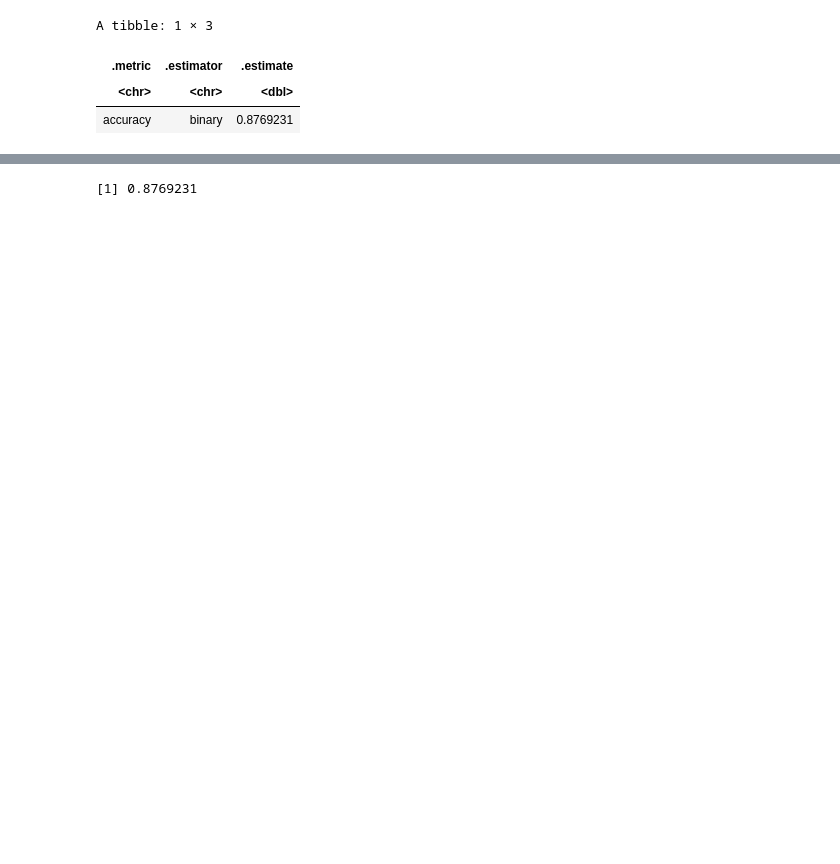
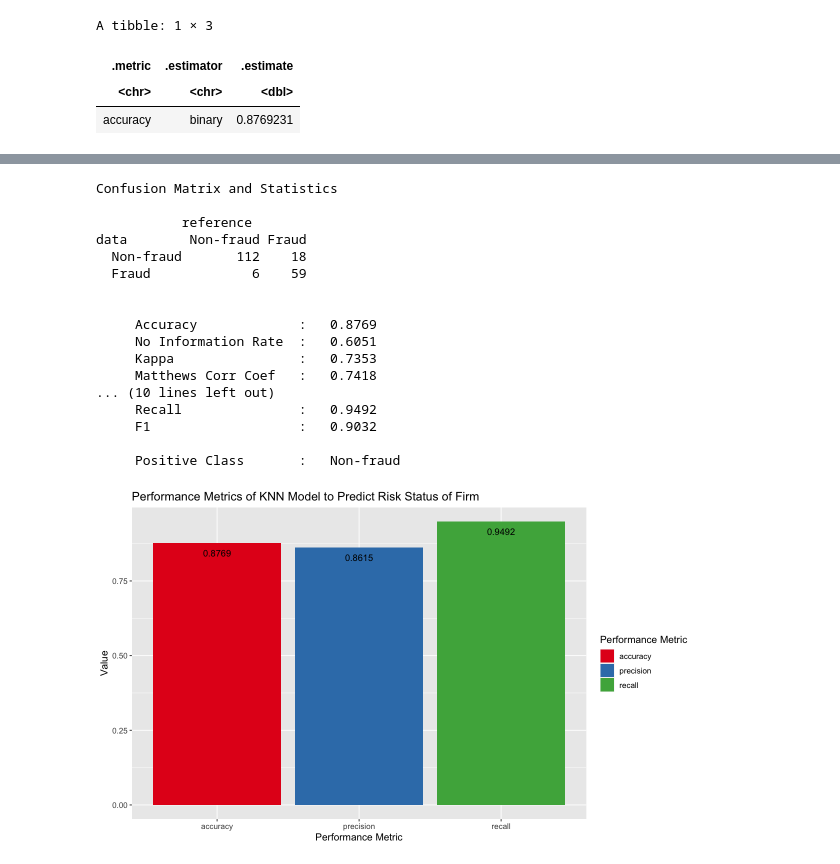
Before and after one commit to montajesaj1/DSCI100-G27, a Jupyter notebook: Group Project Report Final.ipynb, the cells around one changed output, grey strips where cells are left out. Saved outputs shown, nothing was run; the diff lists cells and outputs as text; code cells hidden in the pictures; blank space fills up the shorter version.

```diff
--- a/Group Project Report Final.ipynb
+++ b/Group Project Report Final.ipynb
@@ -477,10 +478,66 @@ Prediction  Non-fraud Fraud
 # %%
-acc <- risk_test_predictions |>
-  metrics(truth = Risk, estimate = .pred_class) |>
-  filter(.metric == "accuracy") |>
-  select(.estimate) |>
-  pull()
+# acc <- risk_test_predictions |>
+#   metrics(truth = Risk, estimate = .pred_class) |>
+#   filter(.metric == "accuracy") |>
+#   select(.estimate) |>
+#   pull()
 
-acc
+# acc
-# %% [output]
-[1] 0.8769231
+# %%
+###Confusion Matrix of KNN Model
+
+predicted <- risk_test_predictions$.pred_class
+
+true <- risk_test_predictions$Risk
+
+confusion <- confMat(predicted, true)
+
+
+### Creating Data Frame of Required Metrics
+
+values <- c(confusion$accuracy, confusion$precision, confusion$recall)
+
+metrics <- names(confusion)
+
+# perf_metrics <- tibble(Metric = c(names[2], names[15], names[16]),
+#                        Value = values)
+
+perf_metrics <- tibble(Metric = c(metrics[2], metrics[15], metrics[16]),
+                       Value = values)
+
+perf_metrics <- perf_metrics |>
+                    mutate(Value = round(values, 4))
+
+
+### Creating Bar Plot
+options(repr.plot.width=10, repr.plot.height=6)
+
+perf_plot <- perf_metrics |>
+            ggplot(aes(x= Metric, y= Value, fill= Metric)) +
+            geom_bar(stat= "identity") +
+            geom_text(aes(label= Value), vjust= 2) +
+            labs(x= "Performance Metric", y= "Value", fill= "Performance Metric") +
+            theme(text = element_text(size= 12)) +
+            ggtitle("Performance Metrics of KNN Model to Predict Risk Status of Firm") +
+            scale_fill_brewer(palette= "Set1")
+
+perf_plot
+# %% [output]
+Confusion Matrix and Statistics
+
+           reference
+data        Non-fraud Fraud
+  Non-fraud       112    18
+  Fraud             6    59
+
+
+     Accuracy             :   0.8769
+     No Information Rate  :   0.6051
+     Kappa                :   0.7353
+     Matthews Corr Coef   :   0.7418
+... (10 lines left out)
+     Recall               :   0.9492
+     F1                   :   0.9032
+
+     Positive Class       :   Non-fraud
+[figure, added]
```
Also changed, not shown: parts of 10 cells of this notebook, 1 other file.
